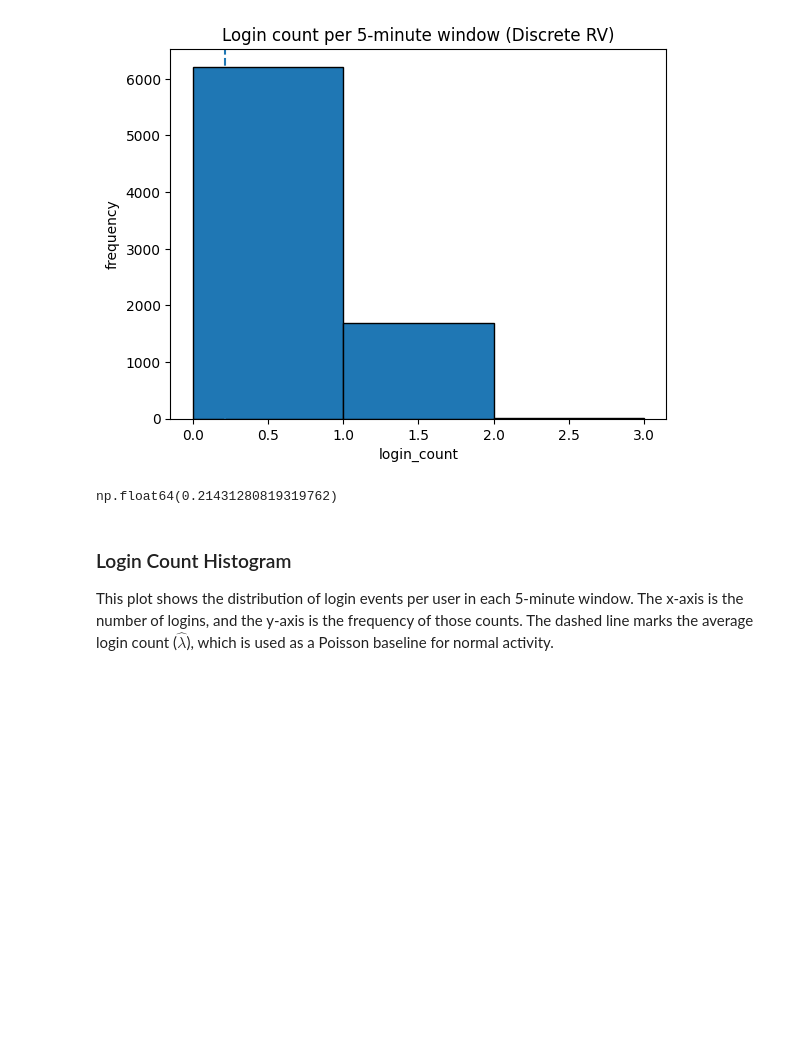
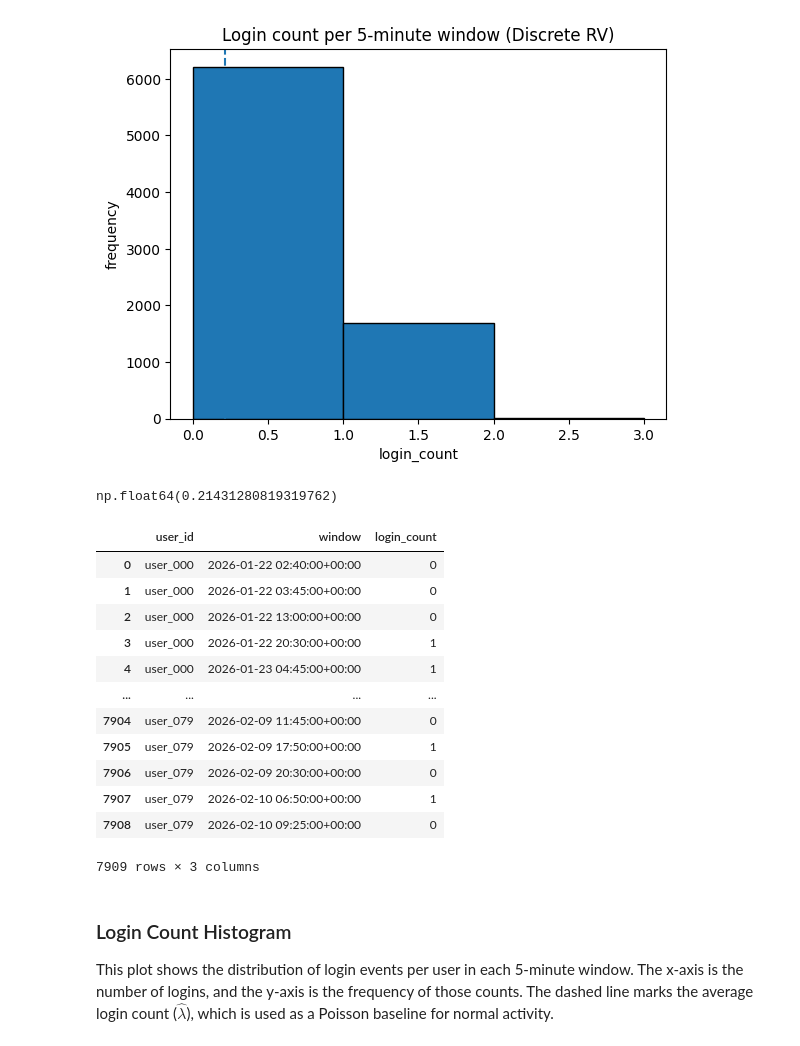
Before and after one commit to mjcolon218/sentinel-ml, a Jupyter notebook: notebooks/01_interview_stats.ipynb, the cells around one changed output. Saved outputs shown, nothing was run; the diff lists cells and outputs as text; code cells hidden in the pictures; blank space fills up the shorter version.

```diff
--- a/notebooks/01_interview_stats.ipynb
+++ b/notebooks/01_interview_stats.ipynb
@@ -67,6 +89,23 @@ lam_hat
 # %% [output]
 [figure]
 np.float64(0.21431280819319762)
+# %%
+# Just confirming dataframe is as expected.
+agg
+# %% [output]
+|  | user_id | window | login_count |
+| 0 | user_000 | 2026-01-22 02:40:00+00:00 | 0 |
+| 1 | user_000 | 2026-01-22 03:45:00+00:00 | 0 |
+| 2 | user_000 | 2026-01-22 13:00:00+00:00 | 0 |
+| 3 | user_000 | 2026-01-22 20:30:00+00:00 | 1 |
+| 4 | user_000 | 2026-01-23 04:45:00+00:00 | 1 |
+| ... | ... | ... | ... |
+| 7904 | user_079 | 2026-02-09 11:45:00+00:00 | 0 |
+| 7905 | user_079 | 2026-02-09 17:50:00+00:00 | 1 |
+| 7906 | user_079 | 2026-02-09 20:30:00+00:00 | 0 |
+| 7907 | user_079 | 2026-02-10 06:50:00+00:00 | 1 |
+| 7908 | user_079 | 2026-02-10 09:25:00+00:00 | 0 |
+7909 rows × 3 columns
 # %% [markdown]
 ### Login Count Histogram
 This plot shows the distribution of login events per user in each 5-minute window. The x-axis is the number of logins, and the y-axis is the frequency of those counts. The dashed line marks the average login count ($\hat{\lambda}$), which is used as a Poisson baseline for normal activity.
```
Also changed, not shown: parts of 5 cells of this notebook, 2 other files.
